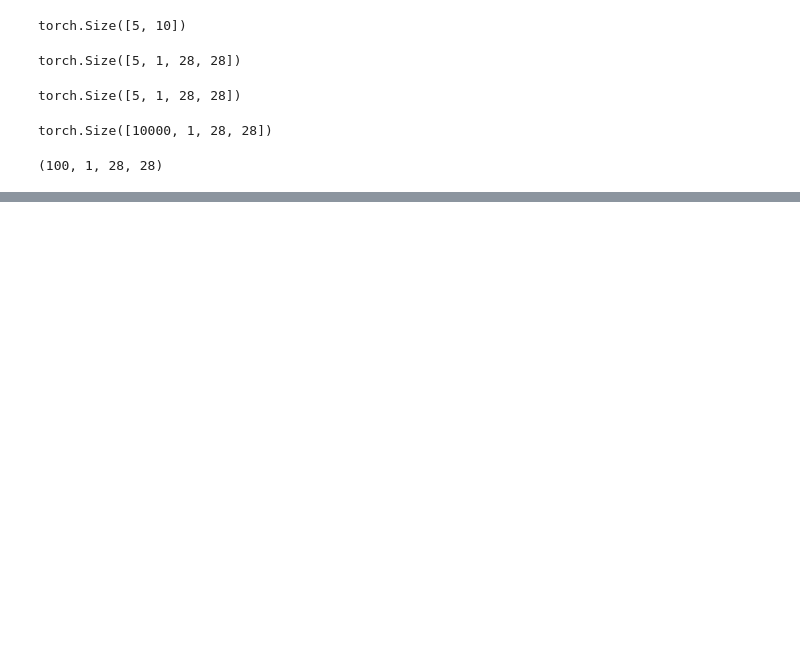
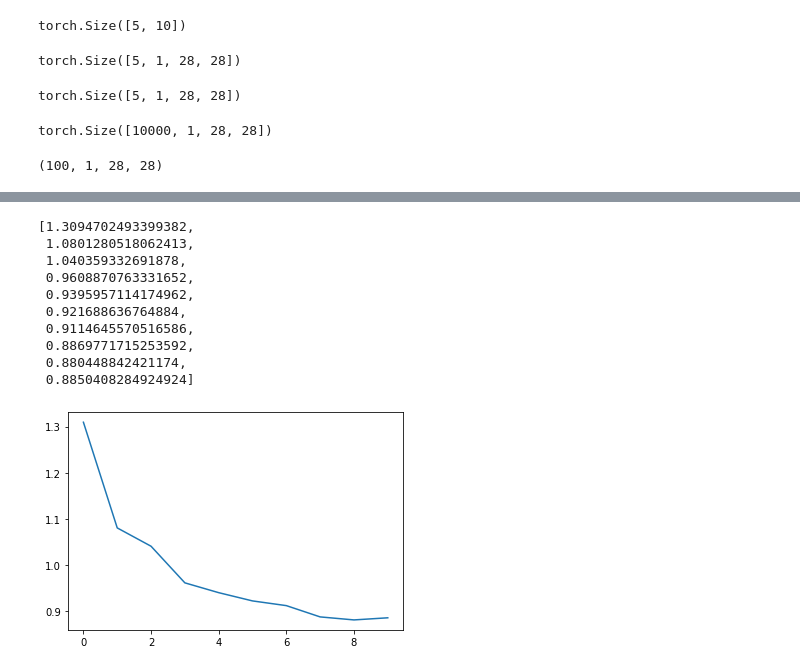
Before and after one commit to vdivakar/mnistMuddle, a Jupyter notebook: model.ipynb, the cells around one changed output, grey strips where cells are left out. Saved outputs shown, nothing was run; the diff lists cells and outputs as text; code cells hidden in the pictures; blank space fills up the shorter version.

```diff
--- a/model.ipynb
+++ b/model.ipynb
@@ -197,3 +214,18 @@ Epoch: 99        Training Loss: 18.32770650833845
+# %%
+plt.plot(loss_vals)
+loss_vals
+# %% [output]
+[1.3094702493399382,
+ 1.0801280518062413,
+ 1.040359332691878,
+ 0.9608870763331652,
+ 0.9395957114174962,
+ 0.921688636764884,
+ 0.9114645570516586,
+ 0.8869771715253592,
+ 0.880448842421174,
+ 0.8850408284924924]
+[figure, added]
 # %%
 y_pred = model.forward(img_te_tensor[18:19])[0]
 y_pred.shape
```
Also changed, not shown: parts of 10 cells of this notebook.
